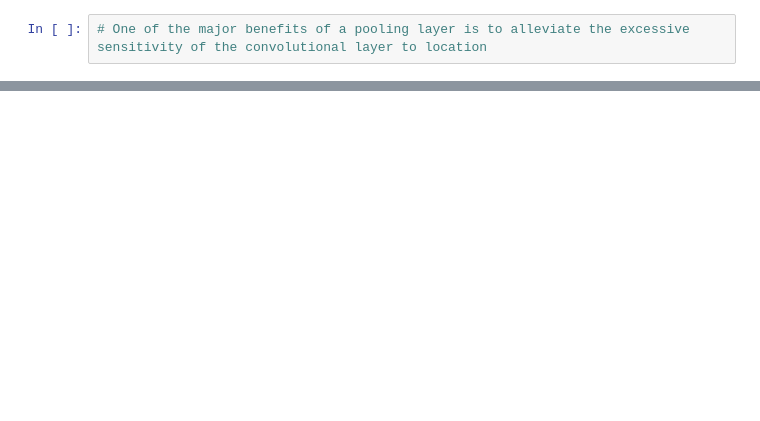
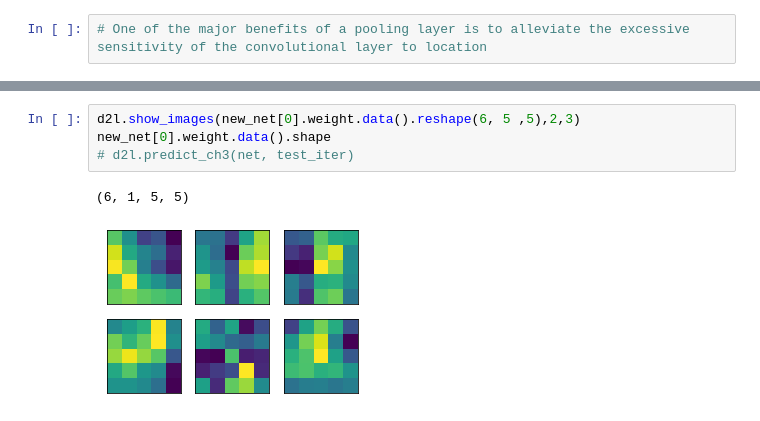
Before and after one commit to VolodymyrGavrysh/d2l, a Jupyter notebook: convolution_nn_3.ipynb, the cells around one changed output, grey strips where cells are left out. Drawn from its saved outputs; the diff is of its cells as text; blank space fills up the shorter version.

```diff
--- a/convolution_nn_3.ipynb
+++ b/convolution_nn_3.ipynb
@@ -161,0 +317,7 @@ dense29 output shape:    (1, 10)
+# %%
+d2l.show_images(new_net[0].weight.data().reshape(6, 5 ,5),2,3)
+new_net[0].weight.data().shape
+# d2l.predict_ch3(net, test_iter)
+# %% [output]
+(6, 1, 5, 5)
+[figure, added]
```
Also changed, not shown: parts of 19 cells of this notebook, 2 other files.
